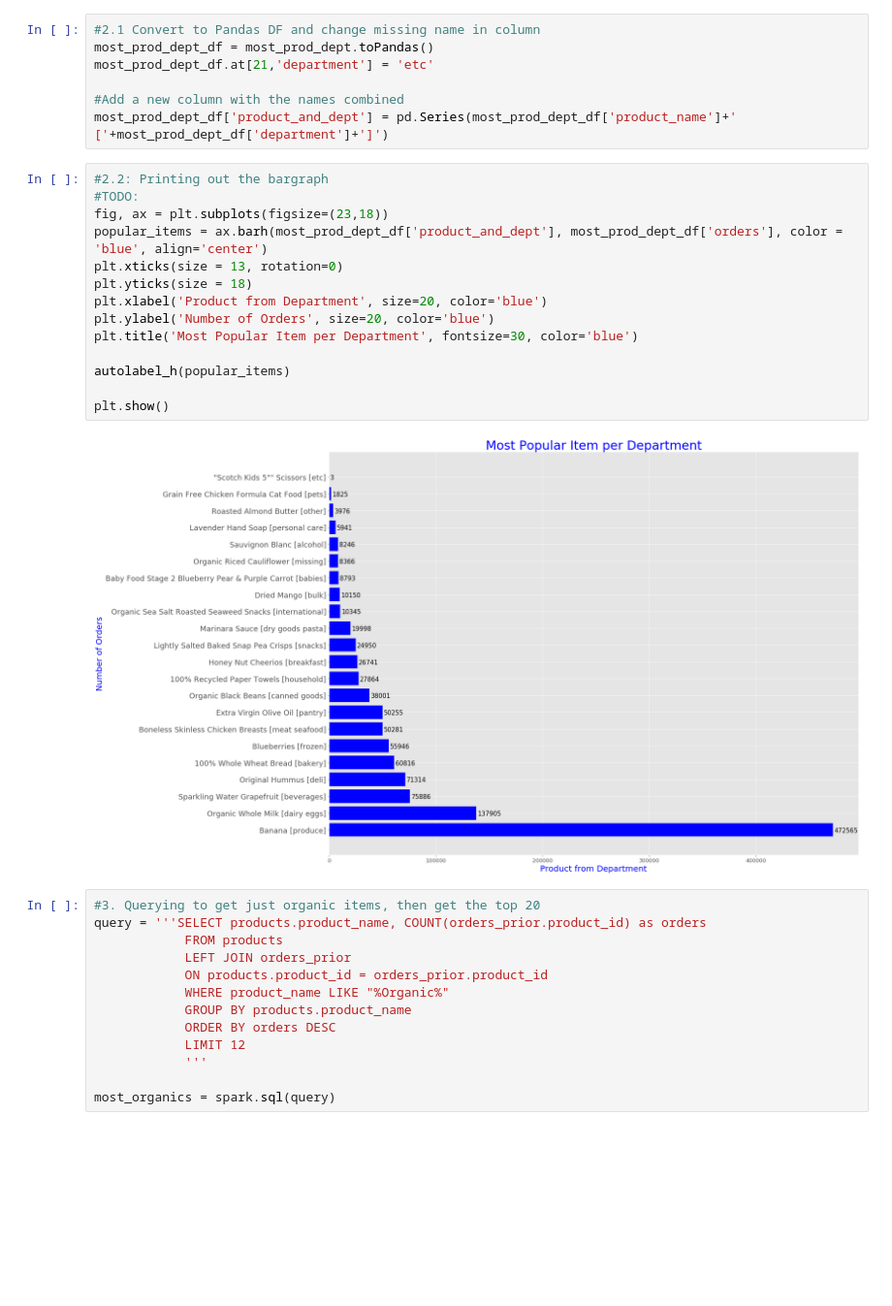
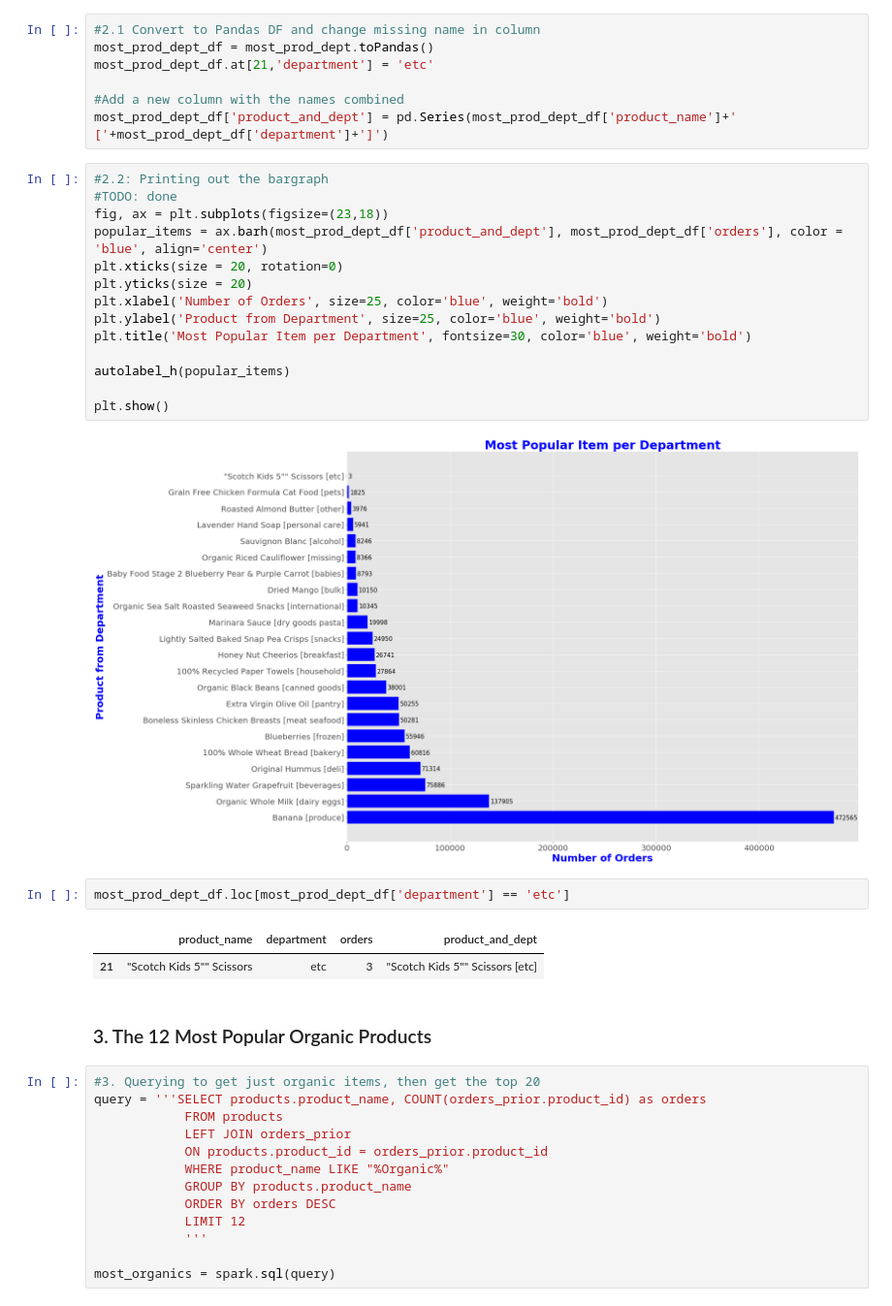
Before and after one commit to WinrichSy/Capstone_Instagram, a Jupyter notebook: Capstone 1 Instacart.ipynb, the cells around one changed output. Shown: that part at 97% size. Cells and saved outputs as stored; diff of their text form; blank space fills up the shorter version.

Commit message:
added histograms and few other plots

```diff
--- a/Capstone 1 Instacart.ipynb
+++ b/Capstone 1 Instacart.ipynb
@@ -357,20 +343,27 @@ most_prod_dept_df.at[21,'department'] = 'etc'
 most_prod_dept_df['product_and_dept'] = pd.Series(most_prod_dept_df['product_name']+' ['+most_prod_dept_df['department']+']')
 # %%
 #2.2: Printing out the bargraph
-#TODO:
+#TODO: done
 fig, ax = plt.subplots(figsize=(23,18))
 popular_items = ax.barh(most_prod_dept_df['product_and_dept'], most_prod_dept_df['orders'], color = 'blue', align='center')
-plt.xticks(size = 13, rotation=0)
-plt.yticks(size = 18)
-plt.xlabel('Product from Department', size=20, color='blue')
-plt.ylabel('Number of Orders', size=20, color='blue')
-plt.title('Most Popular Item per Department', fontsize=30, color='blue')
+plt.xticks(size = 20, rotation=0)
+plt.yticks(size = 20)
+plt.xlabel('Number of Orders', size=25, color='blue', weight='bold')
+plt.ylabel('Product from Department', size=25, color='blue', weight='bold')
+plt.title('Most Popular Item per Department', fontsize=30, color='blue', weight='bold')
 
 autolabel_h(popular_items)
 
 plt.show()
 # %% [output]
-[figure, old version]
+[figure, new version]
+# %%
+most_prod_dept_df.loc[most_prod_dept_df['department'] == 'etc']
+# %% [output]
+|  | product_name | department | orders | product_and_dept |
+| 21 | "Scotch Kids 5"" Scissors | etc | 3 | "Scotch Kids 5"" Scissors [etc] |
+# %% [markdown]
+### 3. The 12 Most Popular Organic Products
 # %%
 #3. Querying to get just organic items, then get the top 20
 query = '''SELECT products.product_name, COUNT(orders_prior.product_id) as orders
```
Also changed, not shown: parts of 48 cells of this notebook.
